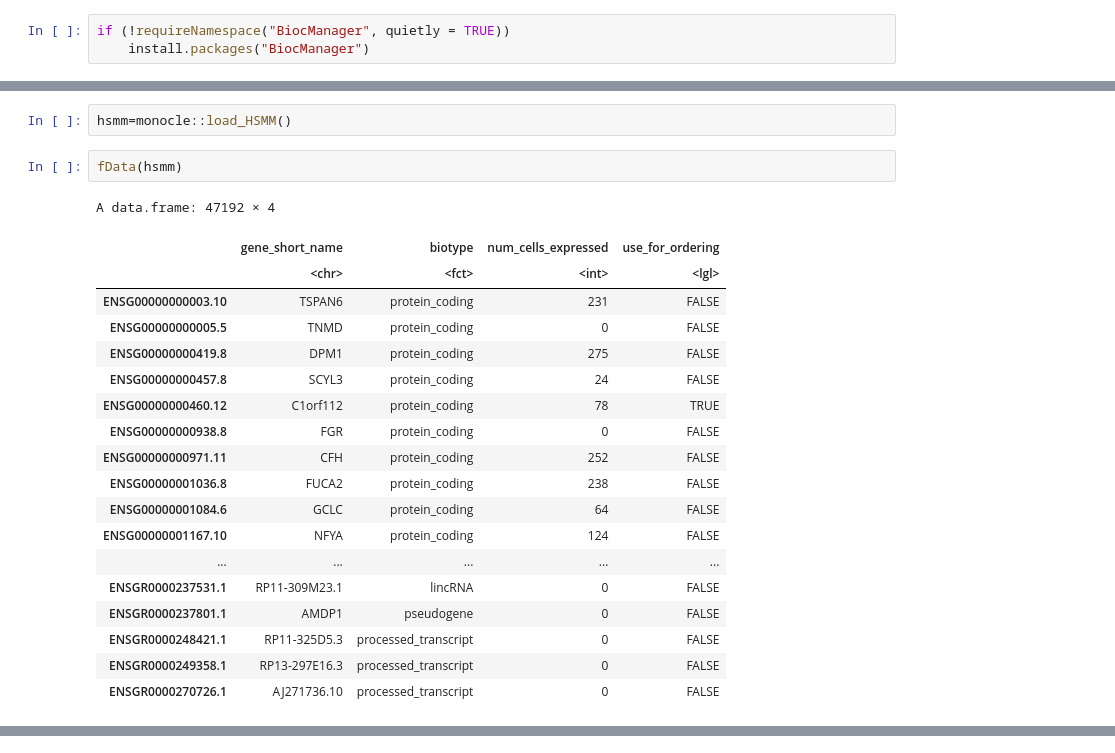
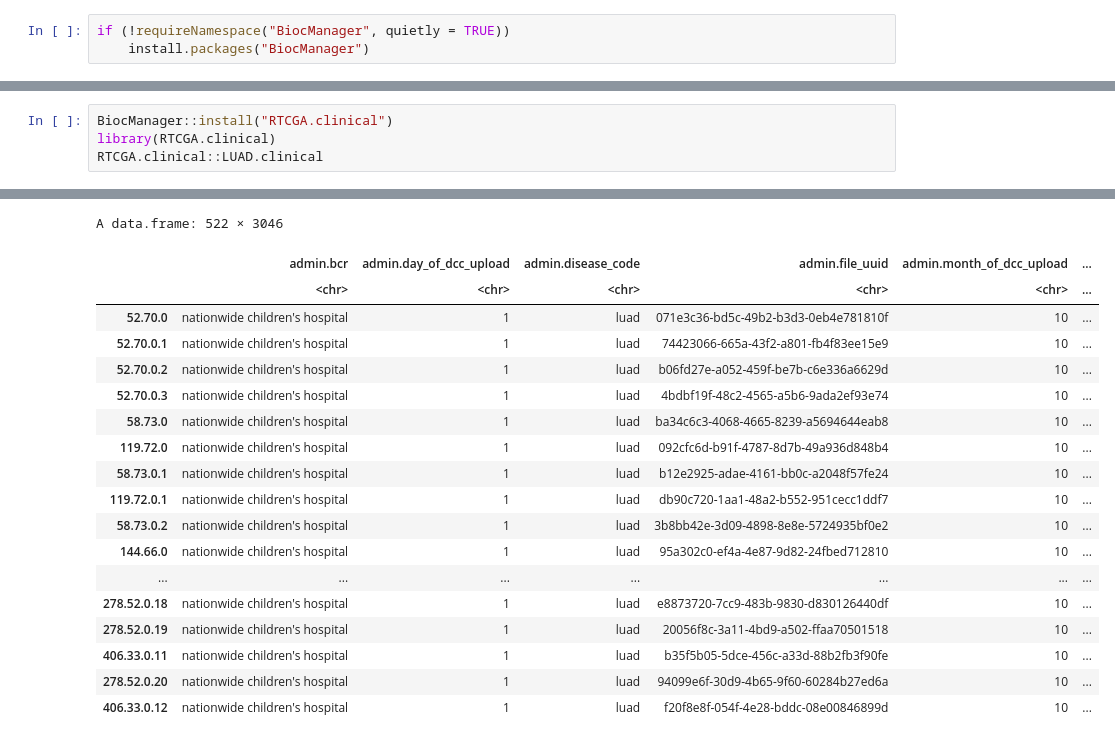
Before and after one commit to sohilsshah91/hacknights, a Jupyter notebook: Bioconductor.ipynb, the cells around one changed output, grey strips where cells are left out. Cells and saved outputs as stored; diff of their text form.

```diff
--- a/Bioconductor.ipynb
+++ b/Bioconductor.ipynb
@@ -72,24 +147,5 @@ Warning message:
-# %%
-hsmm=monocle::load_HSMM()
-# %%
-fData(hsmm)
-# %% [output]
-A data.frame: 47192 × 4
-|  | gene_short_name | biotype | num_cells_expressed | use_for_ordering |
-|  | <chr> | <fct> | <int> | <lgl> |
-| ENSG00000000003.10 | TSPAN6 | protein_coding | 231 | FALSE |
-| ENSG00000000005.5 | TNMD | protein_coding | 0 | FALSE |
-| ENSG00000000419.8 | DPM1 | protein_coding | 275 | FALSE |
-| ENSG00000000457.8 | SCYL3 | protein_coding | 24 | FALSE |
-| ENSG00000000460.12 | C1orf112 | protein_coding | 78 | TRUE |
-| ENSG00000000938.8 | FGR | protein_coding | 0 | FALSE |
-| ENSG00000000971.11 | CFH | protein_coding | 252 | FALSE |
-| ENSG00000001036.8 | FUCA2 | protein_coding | 238 | FALSE |
-| ENSG00000001084.6 | GCLC | protein_coding | 64 | FALSE |
-| ENSG00000001167.10 | NFYA | protein_coding | 124 | FALSE |
-| ... | ... | ... | ... | ... |
-| ENSGR0000237531.1 | RP11-309M23.1 | lincRNA | 0 | FALSE |
-| ENSGR0000237801.1 | AMDP1 | pseudogene | 0 | FALSE |
-| ENSGR0000248421.1 | RP11-325D5.3 | processed_transcript | 0 | FALSE |
-| ENSGR0000249358.1 | RP13-297E16.3 | processed_transcript | 0 | FALSE |
-| ENSGR0000270726.1 | AJ271736.10 | processed_transcript | 0 | FALSE |
+# %%
+BiocManager::install("RTCGA.clinical")
+library(RTCGA.clinical)
+RTCGA.clinical::LUAD.clinical
+# %% [output]
@@ -95,0 +155,19 @@ A data.frame: 47192 × 4
+A data.frame: 522 × 3046
+|  | admin.bcr | admin.day_of_dcc_upload | admin.disease_code | admin.file_uuid | admin.month_of_dcc_upload | ... |
+|  | <chr> | <chr> | <chr> | <chr> | <chr> | ... |
+| 52.70.0 | nationwide children's hospital | 1 | luad | 071e3c36-bd5c-49b2-b3d3-0eb4e781810f | 10 | ... |
+| 52.70.0.1 | nationwide children's hospital | 1 | luad | 74423066-665a-43f2-a801-fb4f83ee15e9 | 10 | ... |
+| 52.70.0.2 | nationwide children's hospital | 1 | luad | b06fd27e-a052-459f-be7b-c6e336a6629d | 10 | ... |
+| 52.70.0.3 | nationwide children's hospital | 1 | luad | 4bdbf19f-48c2-4565-a5b6-9ada2ef93e74 | 10 | ... |
+| 58.73.0 | nationwide children's hospital | 1 | luad | ba34c6c3-4068-4665-8239-a5694644eab8 | 10 | ... |
+| 119.72.0 | nationwide children's hospital | 1 | luad | 092cfc6d-b91f-4787-8d7b-49a936d848b4 | 10 | ... |
+| 58.73.0.1 | nationwide children's hospital | 1 | luad | b12e2925-adae-4161-bb0c-a2048f57fe24 | 10 | ... |
+| 119.72.0.1 | nationwide children's hospital | 1 | luad | db90c720-1aa1-48a2-b552-951cecc1ddf7 | 10 | ... |
+| 58.73.0.2 | nationwide children's hospital | 1 | luad | 3b8bb42e-3d09-4898-8e8e-5724935bf0e2 | 10 | ... |
+| 144.66.0 | nationwide children's hospital | 1 | luad | 95a302c0-ef4a-4e87-9d82-24fbed712810 | 10 | ... |
+| ... | ... | ... | ... | ... | ... | ... |
+| 278.52.0.18 | nationwide children's hospital | 1 | luad | e8873720-7cc9-483b-9830-d830126440df | 10 | ... |
+| 278.52.0.19 | nationwide children's hospital | 1 | luad | 20056f8c-3a11-4bd9-a502-ffaa70501518 | 10 | ... |
+| 406.33.0.11 | nationwide children's hospital | 1 | luad | b35f5b05-5dce-456c-a33d-88b2fb3f90fe | 10 | ... |
+| 278.52.0.20 | nationwide children's hospital | 1 | luad | 94099e6f-30d9-4b65-9f60-60284b27ed6a | 10 | ... |
+| 406.33.0.12 | nationwide children's hospital | 1 | luad | f20f8e8f-054f-4e28-bddc-08e00846899d | 10 | ... |
```
Also changed, not shown: parts of 20 cells of this notebook.
